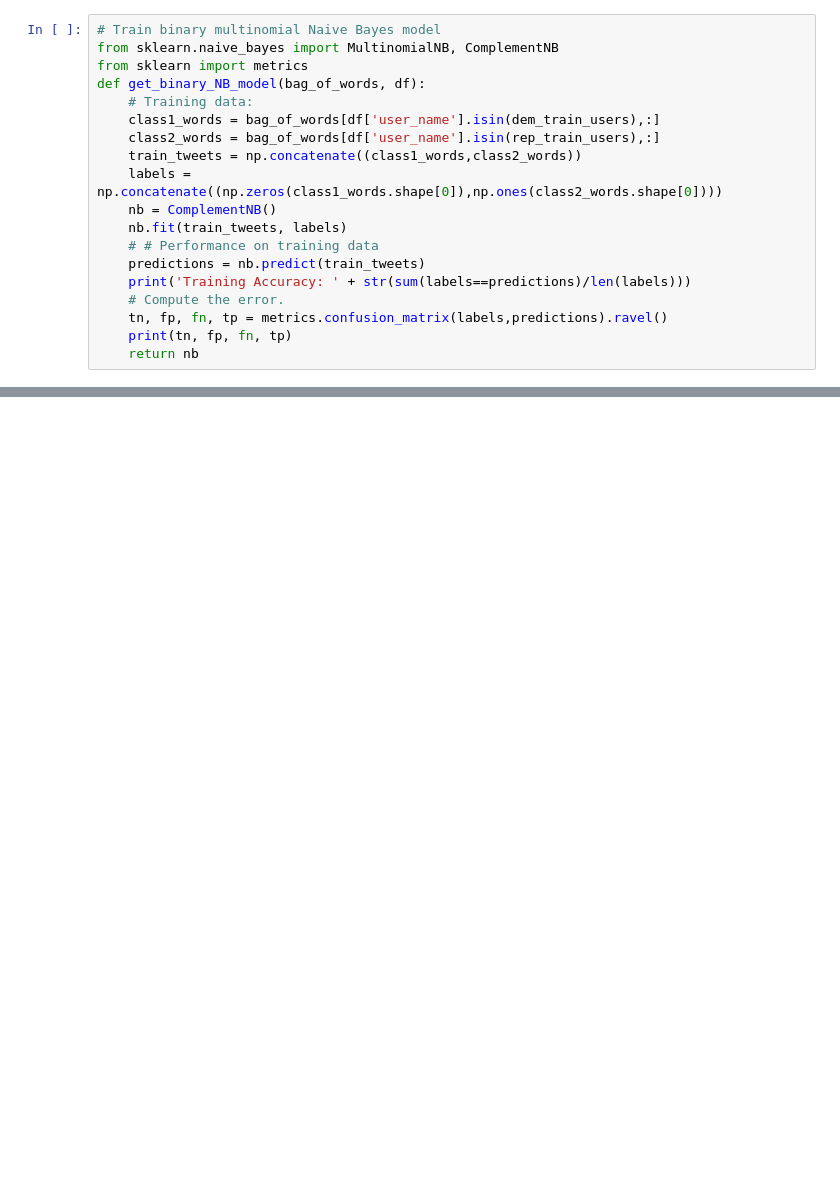
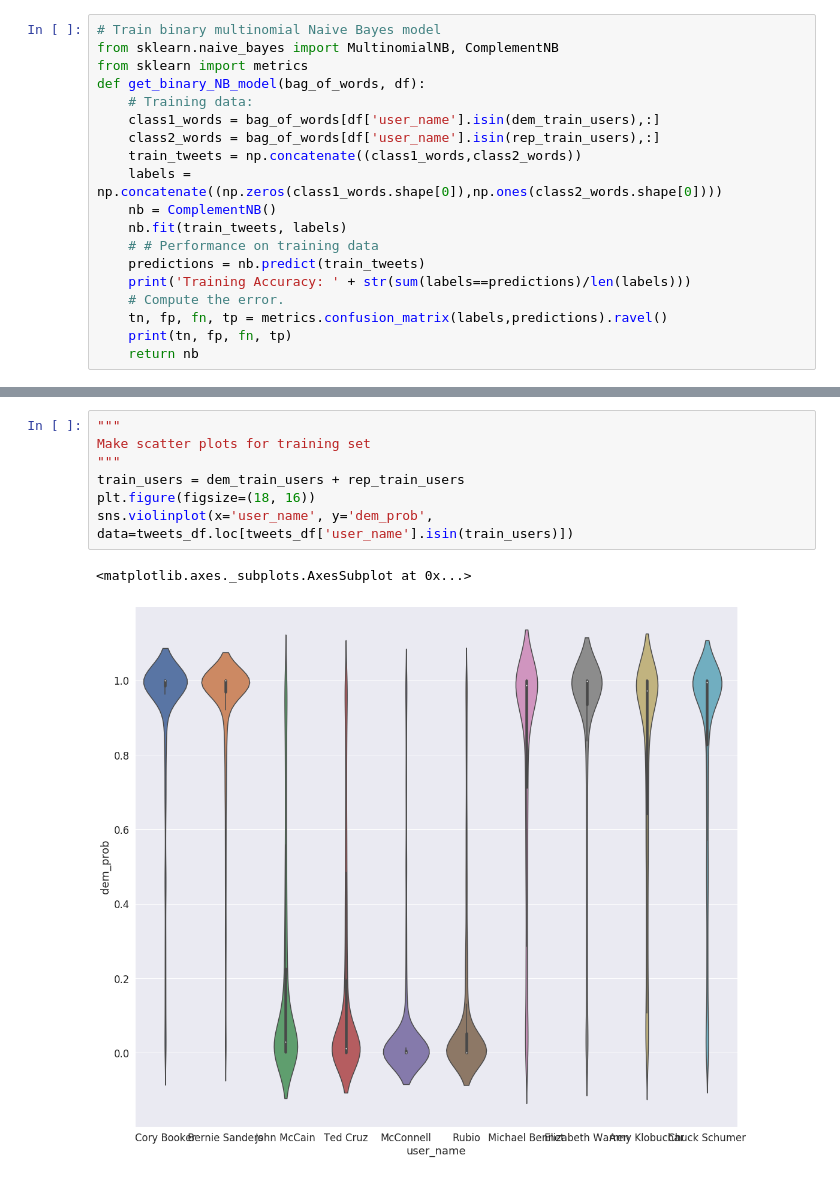
Before and after one commit to zchao3LA/MediaSentiment, a Jupyter notebook: code/LeftRightTwitter.ipynb, the cells around one changed output, grey strips where cells are left out. Drawn from its saved outputs; the diff is of its cells as text; blank space fills up the shorter version.

```diff
--- a/code/LeftRightTwitter.ipynb
+++ b/code/LeftRightTwitter.ipynb
@@ -98,0 +137,10 @@ nb_model = get_binary_NB_model(bag_of_words, tweets_df)
+# %%
+"""
+Make scatter plots for training set
+"""
+train_users = dem_train_users + rep_train_users
+plt.figure(figsize=(18, 16))
+sns.violinplot(x='user_name', y='dem_prob', data=tweets_df.loc[tweets_df['user_name'].isin(train_users)])
+# %% [output]
+<matplotlib.axes._subplots.AxesSubplot at 0x...>
+[figure, added]
```
Also changed, not shown: parts of 24 cells of this notebook, 2 other files.
